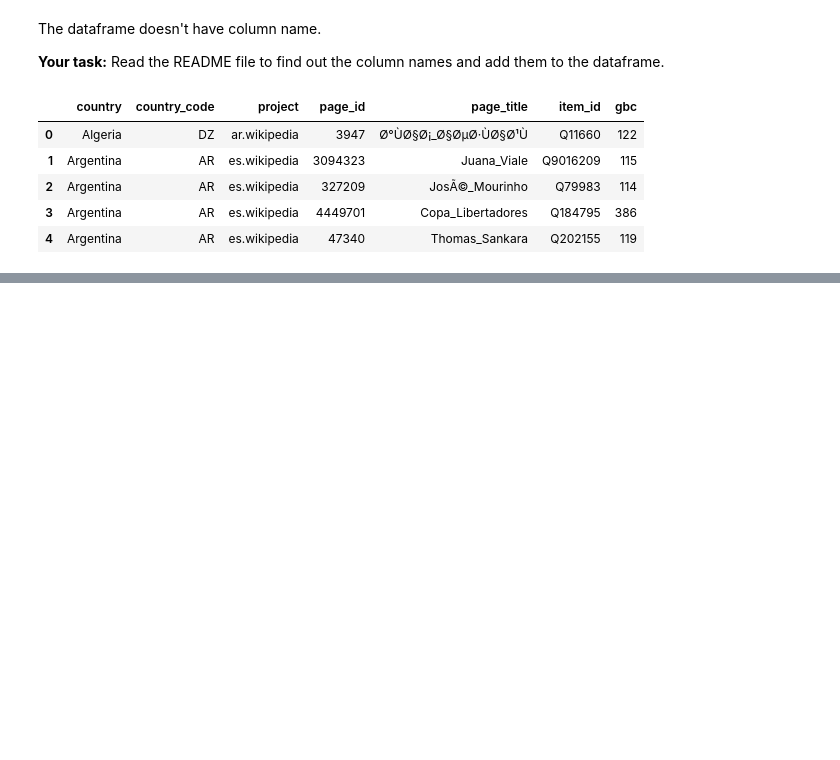
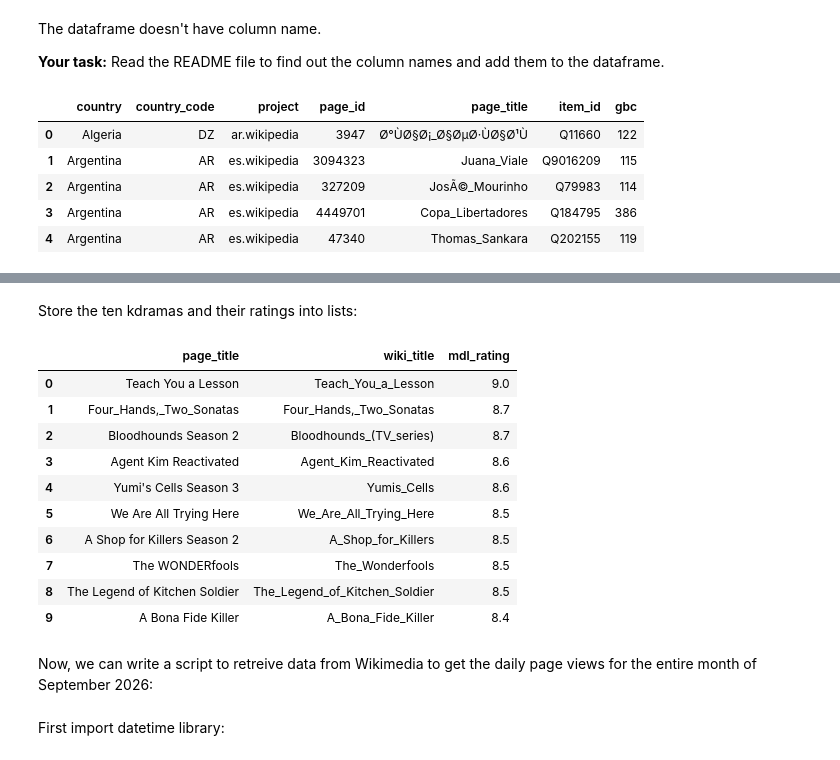
Before and after one commit to kellyc721/cs315-week5-wed, a Jupyter notebook: week5-wed-notebook.ipynb, the cells around one changed output, grey strips where cells are left out. Drawn from its saved outputs; the diff is of its cells as text; code cells hidden in the pictures; blank space fills up the shorter version.

```diff
--- a/week5-wed-notebook.ipynb
+++ b/week5-wed-notebook.ipynb
@@ -315,0 +334,67 @@ df.head()
+# %% [markdown]
+Store the ten kdramas and their ratings into lists:
+# %%
+kdramas = [
+    "Teach You a Lesson",
+    "Four_Hands,_Two_Sonatas",
+    "Bloodhounds Season 2",
+    "Agent Kim Reactivated",
+    "Yumi's Cells Season 3",
+    "We Are All Trying Here",
+    "A Shop for Killers Season 2",
+    "The WONDERfools",
+    "The Legend of Kitchen Soldier",
+    "A Bona Fide Killer"
+]
+
+kdramas_wiki = [
+    "Teach_You_a_Lesson",
+    "Four_Hands,_Two_Sonatas",
+    "Bloodhounds_(TV_series)",
+    "Agent_Kim_Reactivated",
+    "Yumi's_Cells", # not appearing
+    "We_Are_All_Trying_Here",
+    "A_Shop_for_Killers",
+    "The_Wonderfools",
+    "The_Legend_of_Kitchen_Soldier",
+    "A_Bona_Fide_Killer"
+]
+
+# enter ratings in same order
+ratings = [
+    9.0,
+    8.7,
+    8.7,
+    8.6,
+    8.6,
+    8.5,
+    8.5,
+    8.5,
+    8.5,
+    8.4
+]
+
+
+top_rated_2026_kdramas = pd.DataFrame({
+    "page_title": kdramas,
+    "wiki_title": kdramas_wiki,
+    "mdl_rating": ratings
+})
+
+top_rated_2026_kdramas
+# %% [output]
+|  | page_title | wiki_title | mdl_rating |
+| 0 | Teach You a Lesson | Teach_You_a_Lesson | 9.0 |
+| 1 | Four_Hands,_Two_Sonatas | Four_Hands,_Two_Sonatas | 8.7 |
+| 2 | Bloodhounds Season 2 | Bloodhounds_(TV_series) | 8.7 |
+| 3 | Agent Kim Reactivated | Agent_Kim_Reactivated | 8.6 |
+| 4 | Yumi's Cells Season 3 | Yumis_Cells | 8.6 |
+| 5 | We Are All Trying Here | We_Are_All_Trying_Here | 8.5 |
+| 6 | A Shop for Killers Season 2 | A_Shop_for_Killers | 8.5 |
+| 7 | The WONDERfools | The_Wonderfools | 8.5 |
+| 8 | The Legend of Kitchen Soldier | The_Legend_of_Kitchen_Soldier | 8.5 |
+| 9 | A Bona Fide Killer | A_Bona_Fide_Killer | 8.4 |
+# %% [markdown]
+Now, we can write a script to retreive data from Wikimedia to get the daily page views for the entire month of September 2026:
+# %% [markdown]
+First import datetime library:
```
Also changed, not shown: parts of 12 cells of this notebook.
